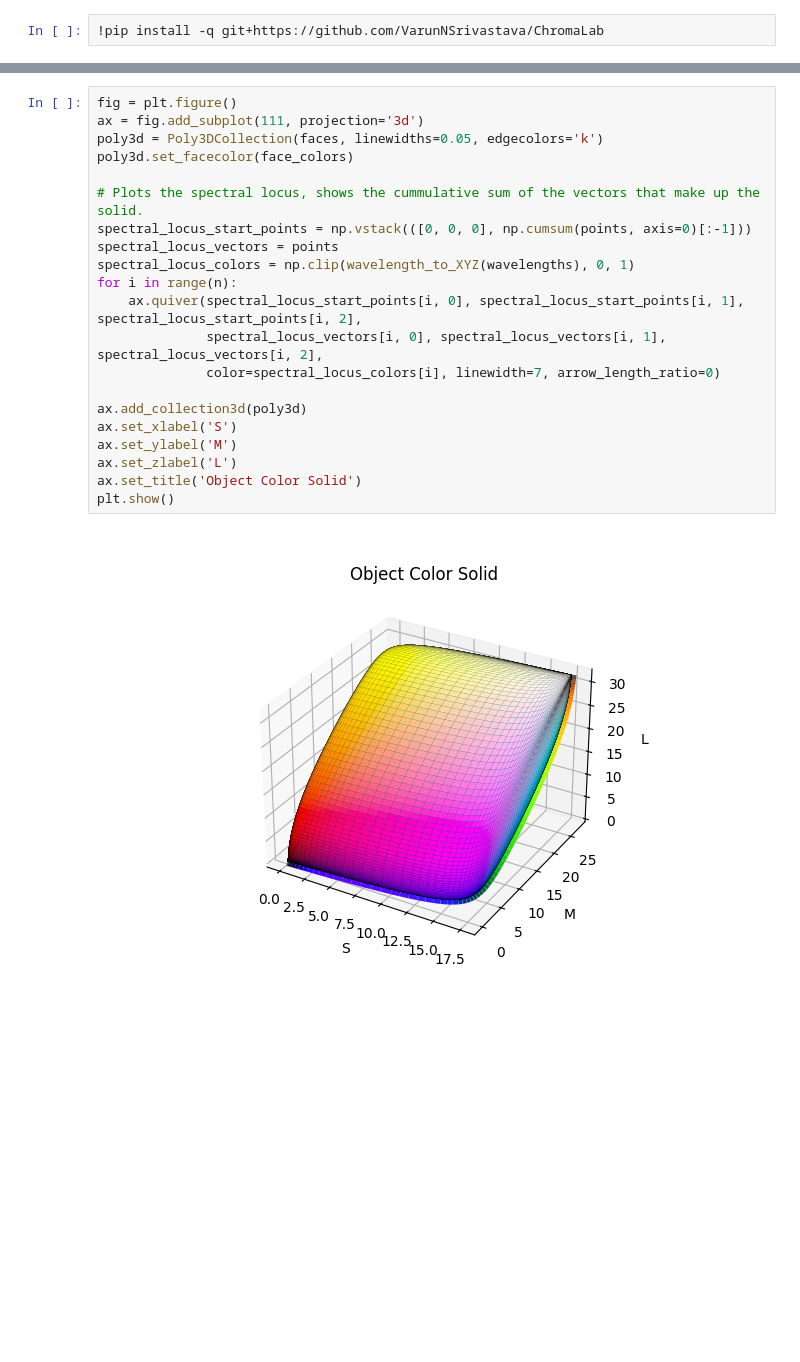
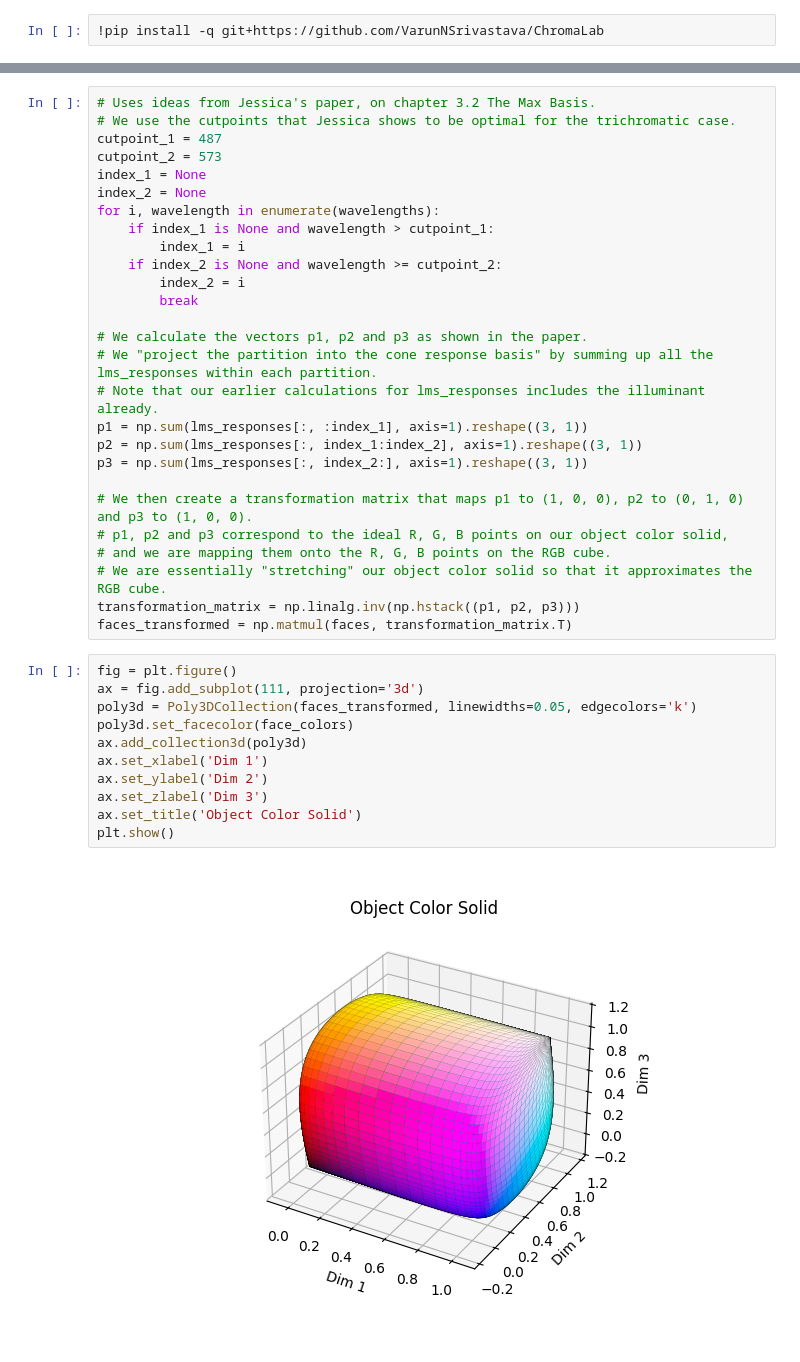
Before and after one commit to Zackoon/ObjectColorSolidRenderer, a Jupyter notebook: theory/object_color_solid.ipynb, the cells around one changed output, grey strips where cells are left out. Cells and saved outputs as stored; diff of their text form; blank space fills up the shorter version.

Commit message:
[theory] added max basis

```diff
--- a/theory/object_color_solid.ipynb
+++ b/theory/object_color_solid.ipynb
@@ -66,26 +68,43 @@ for i in tqdm(range(1, n)):
             reflectance_data[(j + k) % n] = 1
         reflectance = Spectra(wavelengths=wavelengths, data=reflectance_data)
         face_colors[(i - 1) * n + j] = reflectance.to_rgb(illuminant)    # Bottleneck. Takes about 3ms.
+# %%
+# Uses ideas from Jessica's paper, on chapter 3.2 The Max Basis.
+# We use the cutpoints that Jessica shows to be optimal for the trichromatic case.
+cutpoint_1 = 487
+cutpoint_2 = 573
+index_1 = None
+index_2 = None
+for i, wavelength in enumerate(wavelengths):
+    if index_1 is None and wavelength > cutpoint_1:
+        index_1 = i
+    if index_2 is None and wavelength >= cutpoint_2:
+        index_2 = i
+        break
+
+# We calculate the vectors p1, p2 and p3 as shown in the paper.
+# We "project the partition into the cone response basis" by summing up all the lms_responses within each partition.
+# Note that our earlier calculations for lms_responses includes the illuminant already.
+p1 = np.sum(lms_responses[:, :index_1], axis=1).reshape((3, 1))
+p2 = np.sum(lms_responses[:, index_1:index_2], axis=1).reshape((3, 1))
+p3 = np.sum(lms_responses[:, index_2:], axis=1).reshape((3, 1))
+
+# We then create a transformation matrix that maps p1 to (1, 0, 0), p2 to (0, 1, 0) and p3 to (1, 0, 0).
+# p1, p2 and p3 correspond to the ideal R, G, B points on our object color solid,
+# and we are mapping them onto the R, G, B points on the RGB cube.
+# We are essentially "stretching" our object color solid so that it approximates the RGB cube.
+transformation_matrix = np.linalg.inv(np.hstack((p1, p2, p3)))
+faces_transformed = np.matmul(faces, transformation_matrix.T)
 # %%
 fig = plt.figure()
 ax = fig.add_subplot(111, projection='3d')
-poly3d = Poly3DCollection(faces, linewidths=0.05, edgecolors='k')
+poly3d = Poly3DCollection(faces_transformed, linewidths=0.05, edgecolors='k')
 poly3d.set_facecolor(face_colors)
-
-# Plots the spectral locus, shows the cummulative sum of the vectors that make up the solid.
-spectral_locus_start_points = np.vstack(([0, 0, 0], np.cumsum(points, axis=0)[:-1]))
-spectral_locus_vectors = points
-spectral_locus_colors = np.clip(wavelength_to_XYZ(wavelengths), 0, 1)
-for i in range(n):
-    ax.quiver(spectral_locus_start_points[i, 0], spectral_locus_start_points[i, 1], spectral_locus_start_points[i, 2],
-              spectral_locus_vectors[i, 0], spectral_locus_vectors[i, 1], spectral_locus_vectors[i, 2],
-              color=spectral_locus_colors[i], linewidth=7, arrow_length_ratio=0)
-
 ax.add_collection3d(poly3d)
-ax.set_xlabel('S')
-ax.set_ylabel('M')
-ax.set_zlabel('L')
+ax.set_xlabel('Dim 1')
+ax.set_ylabel('Dim 2')
+ax.set_zlabel('Dim 3')
 ax.set_title('Object Color Solid')
 plt.show()
 # %% [output]
-[figure, old version]
+[figure, new version]
```
Also changed, not shown: parts of 4 cells of this notebook.
